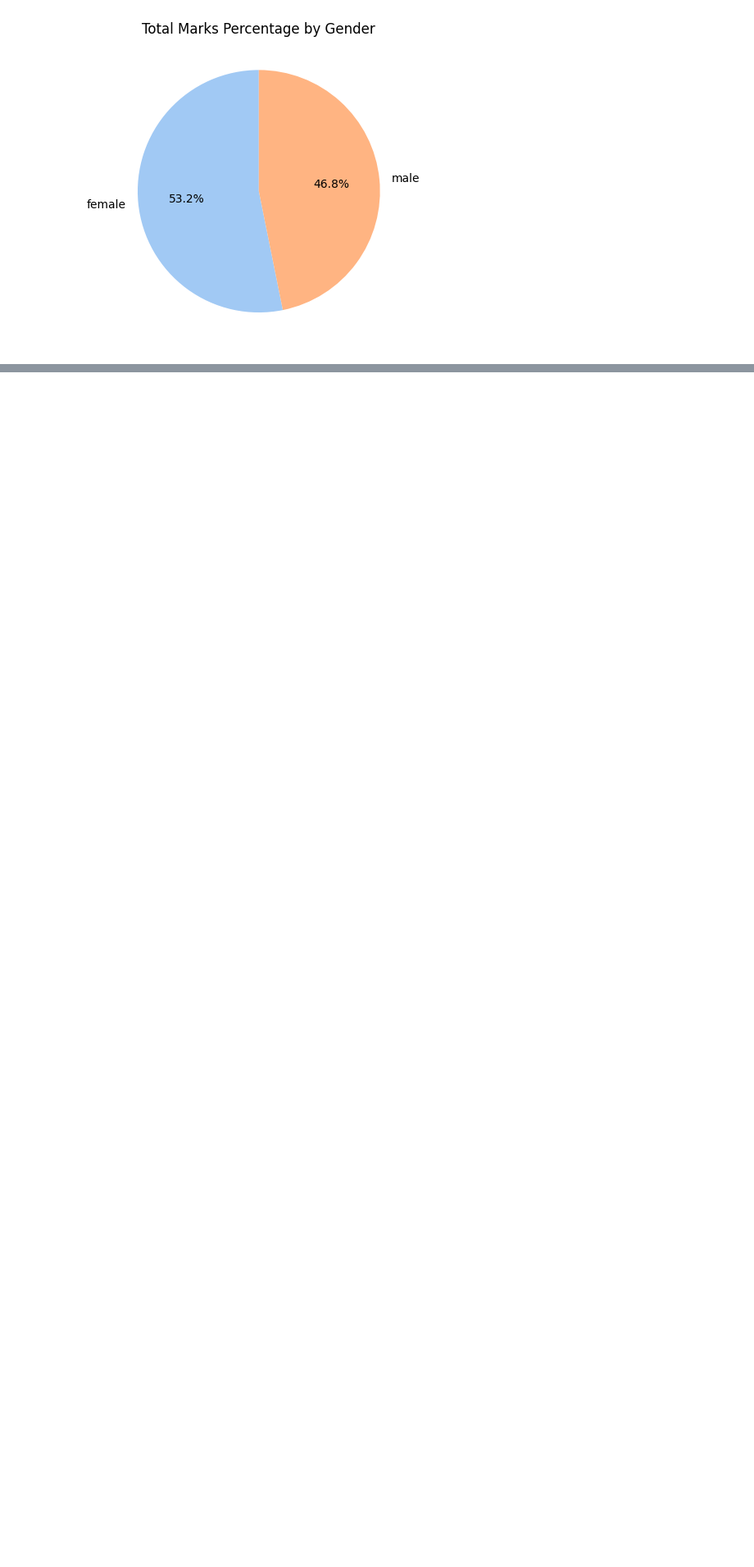
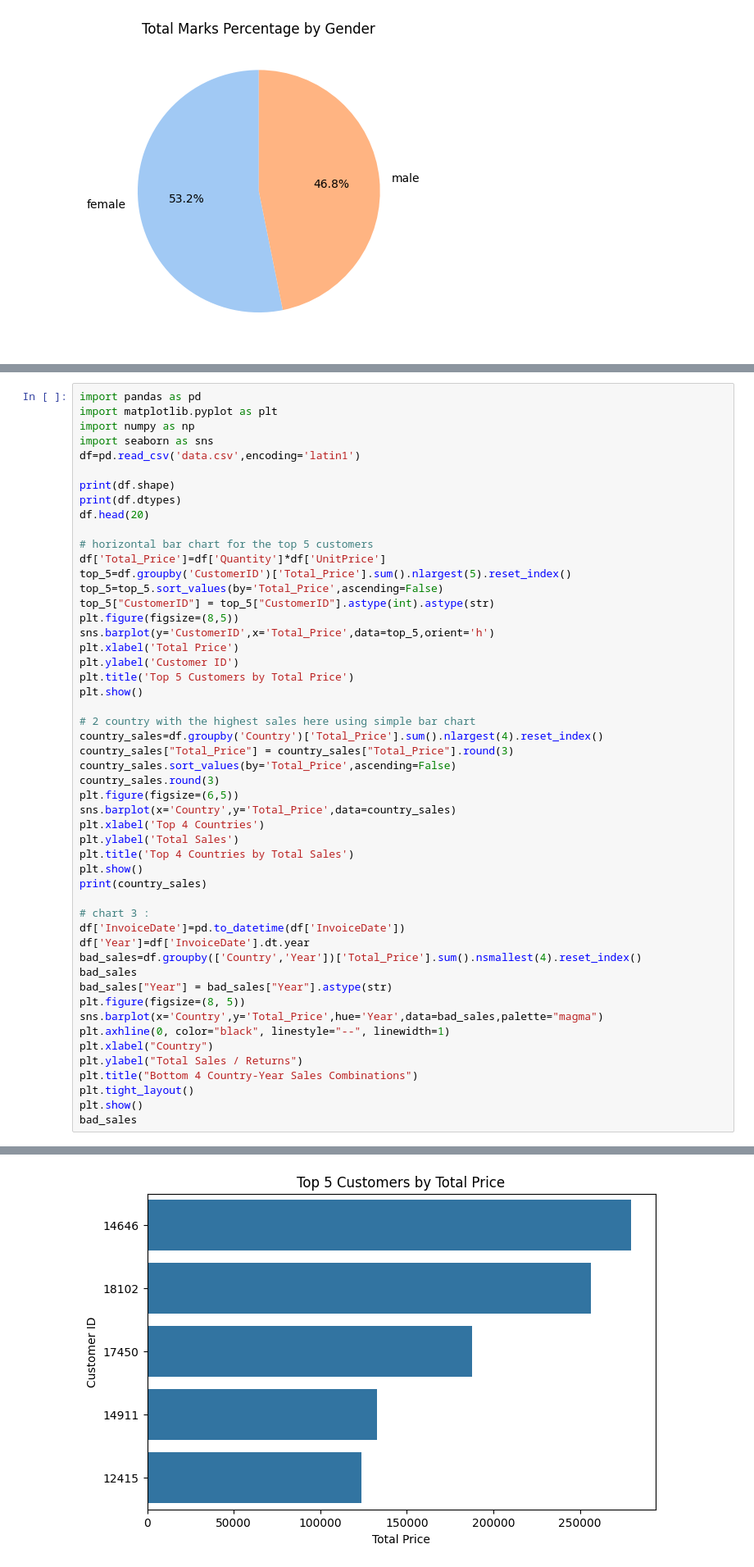
Before and after one commit to muhammad-usman-tech/data-analysis-tasks, a Jupyter notebook: lab_19(B)_visuals.ipynb, the cells around one changed output, grey strips where cells are left out. Shown at 82% size. Cells and saved outputs as stored; diff of their text form; blank space fills up the shorter version.

```diff
--- a/lab_19(B)_visuals.ipynb
+++ b/lab_19(B)_visuals.ipynb
@@ -289,0 +333,52 @@ plt.show()
+# %%
+import pandas as pd
+import matplotlib.pyplot as plt
+import numpy as np
+import seaborn as sns
+df=pd.read_csv('data.csv',encoding='latin1')
+
+print(df.shape)
+print(df.dtypes)
+df.head(20)
+
+# horizontal bar chart for the top 5 customers
+df['Total_Price']=df['Quantity']*df['UnitPrice']
+top_5=df.groupby('CustomerID')['Total_Price'].sum().nlargest(5).reset_index()
+top_5=top_5.sort_values(by='Total_Price',ascending=False)
+top_5["CustomerID"] = top_5["CustomerID"].astype(int).astype(str)
+plt.figure(figsize=(8,5))
+sns.barplot(y='CustomerID',x='Total_Price',data=top_5,orient='h')
+plt.xlabel('Total Price')
+plt.ylabel('Customer ID')
+plt.title('Top 5 Customers by Total Price')
+plt.show()
+
+# 2 country with the highest sales here using simple bar chart
+country_sales=df.groupby('Country')['Total_Price'].sum().nlargest(4).reset_index()
+country_sales["Total_Price"] = country_sales["Total_Price"].round(3)
+country_sales.sort_values(by='Total_Price',ascending=False)
+country_sales.round(3)
+plt.figure(figsize=(6,5))
+sns.barplot(x='Country',y='Total_Price',data=country_sales)
+plt.xlabel('Top 4 Countries')
+plt.ylabel('Total Sales')
+plt.title('Top 4 Countries by Total Sales')
+plt.show()
+print(country_sales)
+
+# chart 3 :
+df['InvoiceDate']=pd.to_datetime(df['InvoiceDate'])
+df['Year']=df['InvoiceDate'].dt.year
+bad_sales=df.groupby(['Country','Year'])['Total_Price'].sum().nsmallest(4).reset_index()
+bad_sales
+bad_sales["Year"] = bad_sales["Year"].astype(str)
+plt.figure(figsize=(8, 5))
+sns.barplot(x='Country',y='Total_Price',hue='Year',data=bad_sales,palette="magma")
+plt.axhline(0, color="black", linestyle="--", linewidth=1)
+plt.xlabel("Country")
+plt.ylabel("Total Sales / Returns")
+plt.title("Bottom 4 Country-Year Sales Combinations")
+plt.tight_layout()
+plt.show()
+bad_sales
+# %% [output]
@@ -289,0 +395 @@ plt.show()
+[figure, added]
```
Also changed, not shown: parts of 2 cells of this notebook.
